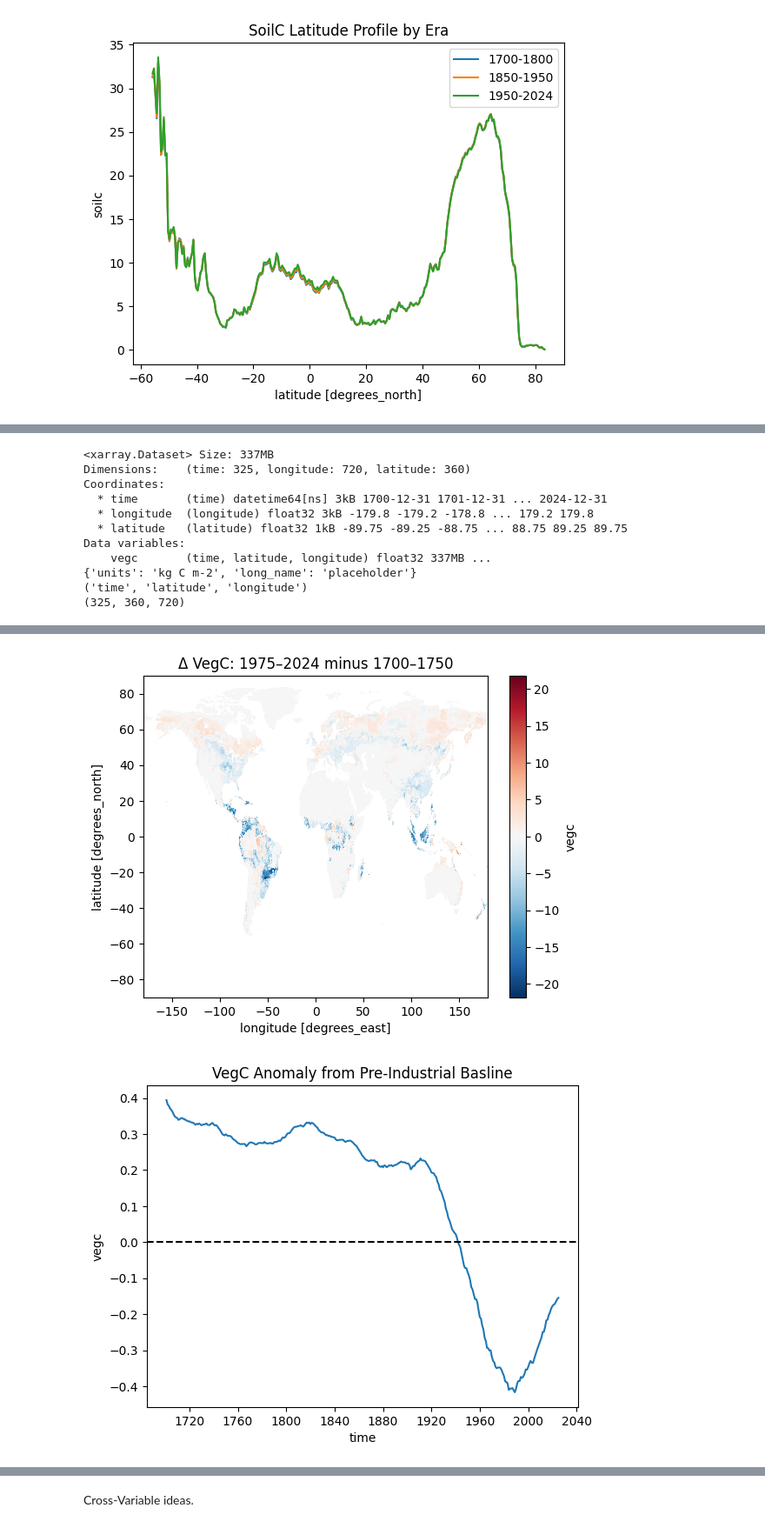
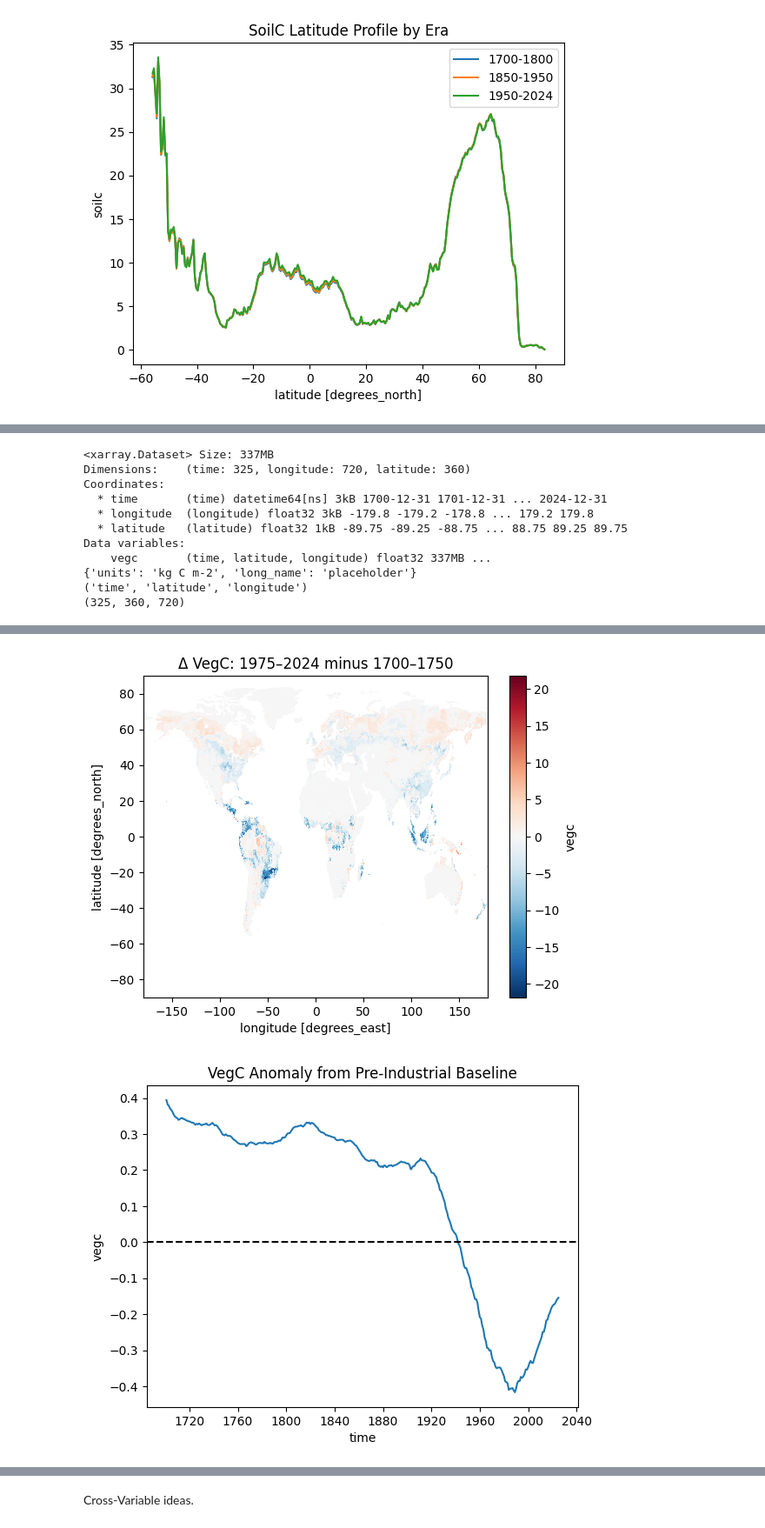
Before and after one commit to L1laBan3/LPJ-EOSIM, a Jupyter notebook: analysis.ipynb, the cells around one changed output, grey strips where cells are left out. Shown at 87% size. Drawn from its saved outputs; the diff is of its cells as text; code cells hidden in the pictures.

```diff
--- a/analysis.ipynb
+++ b/analysis.ipynb
@@ -449,35 +535,35 @@ baseline = vegc.sel(time=slice("1700","1850")).mean("time")
 anomaly = vegc_weighted.mean(dim=["latitude", "longitude"]) - vegc.sel(time=slice("1700", "1850")).mean()
 anomaly.plot()
 plt.axhline(0, color="k", linestyle="--")
-plt.title("VegC Anomaly from Pre-Industrial Basline")
+plt.title("VegC Anomaly from Pre-Industrial Baseline")
 plt.show()
 
 #Lat profile by era
 for label, sl in [("1700-1800", slice("1700", "1800")),
                   ("1850-1950", slice("1850", "1950")),
                   ("1950-2024", slice("1950", "2024"))]:
     vegc.sel(time=sl).mean(dim=["time", "longitude"]). plot(label=label)
 
 plt.legend()
 plt.title("VegC Latitude Profile by Era")
 plt.show()
 # %% [output]
 <xarray.Dataset> Size: 337MB
 Dimensions:    (time: 325, longitude: 720, latitude: 360)
 Coordinates:
   * time       (time) datetime64[ns] 3kB 1700-12-31 1701-12-31 ... 2024-12-31
   * longitude  (longitude) float32 3kB -179.8 -179.2 -178.8 ... 179.2 179.8
   * latitude   (latitude) float32 1kB -89.75 -89.25 -88.75 ... 88.75 89.25 89.75
 Data variables:
     vegc       (time, latitude, longitude) float32 337MB ...
 {'units': 'kg C m-2', 'long_name': 'placeholder'}
 ('time', 'latitude', 'longitude')
 (325, 360, 720)
 [figure]
 [figure]
 [figure]
 [figure]
 [figure]
 [figure]
-[figure, old version]
+[figure, new version]
 [figure]
```
Also changed, not shown: parts of 20 cells of this notebook.
